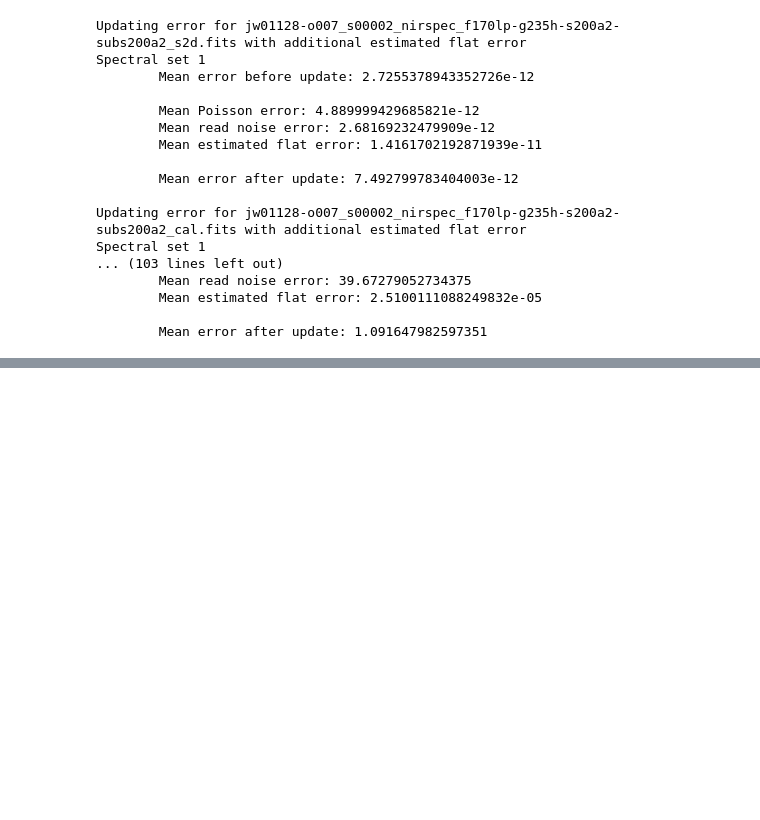
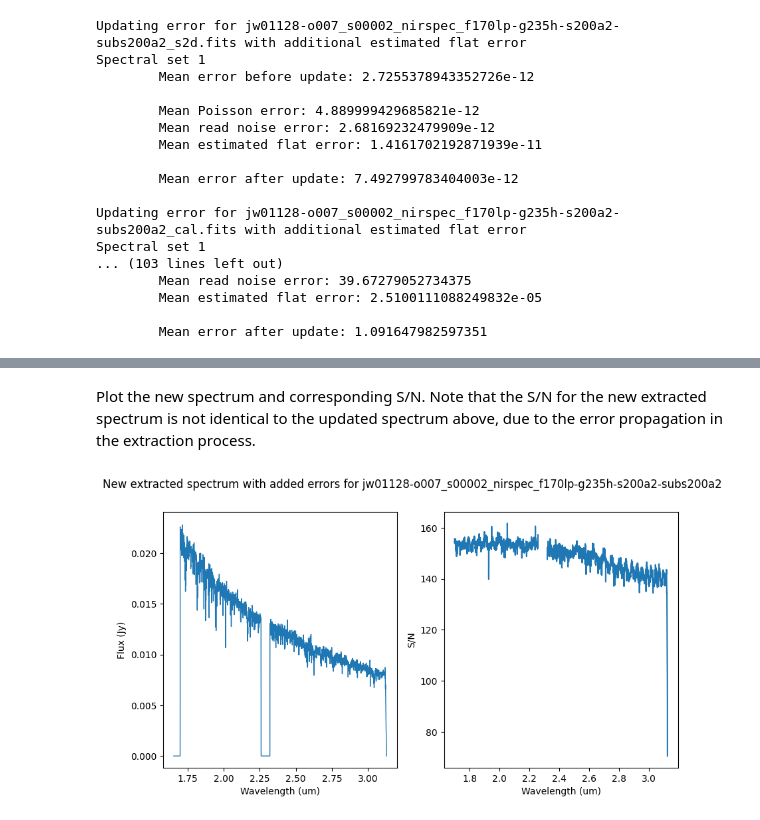
Before and after one commit to spacetelescope/jwst-caveat-examples, a Jupyter notebook: NIRSpec/nrs_missing_spectral_error_workaround.ipynb, the cells around one changed output, grey strips where cells are left out. Saved outputs shown, nothing was run; the diff lists cells and outputs as text; code cells hidden in the pictures; blank space fills up the shorter version.

Commit message:
Add a new spectral extraction from updated s2d

```diff
--- a/NIRSpec/nrs_missing_spectral_error_workaround.ipynb
+++ b/NIRSpec/nrs_missing_spectral_error_workaround.ipynb
@@ -277,0 +282,7 @@ Spectral set 1
+# %%
+new_x1d_names = []
+for s2d in s2d_names:
+    new_spectrum = Extract1dStep.call(s2d)
+    x1d_name = s2d.replace('s2d', 'x1d_updated')
+    new_spectrum.save(x1d_name)
+    new_x1d_names.append(x1d_name)
@@ -277,0 +304,23 @@ Spectral set 1
+# %% [markdown]
+Plot the new spectrum and corresponding S/N.  Note that the S/N for the new extracted spectrum is not identical to the updated spectrum above, due to the error propagation in the extraction process.
+# %%
+fig, ax = plt.subplots(1, 2, figsize=(10, 5))
+plt.suptitle(f'New extracted spectrum with added errors for {spec3_name}')
+
+# pipeline extracted spectrum
+for i, name in enumerate(new_x1d_names):
+    with fits.open(name) as hdulist:
+        data = hdulist['EXTRACT1D'].data
+        header = hdulist['EXTRACT1D'].header
+        flux_plot = ax[0].plot(data['WAVELENGTH'], data['FLUX'], linewidth=1)
+        error_range = ax[0].fill_between(data['WAVELENGTH'],
+                                         data['FLUX'] - data['FLUX_ERROR'],
+                                         data['FLUX'] + data['FLUX_ERROR'], alpha=0.2)
+        s2n = ax[1].plot(data['WAVELENGTH'], data['FLUX'] / data['FLUX_ERROR'])
+
+        ax[0].set_xlabel(f"Wavelength ({header['TUNIT1']})")
+        ax[0].set_ylabel(f"Flux ({header['TUNIT2']})")
+        ax[1].set_xlabel(f"Wavelength ({header['TUNIT1']})")
+        ax[1].set_ylabel(f"S/N")
+# %% [output]
+[figure, added]
```
Also changed, not shown: parts of 4 cells of this notebook.
